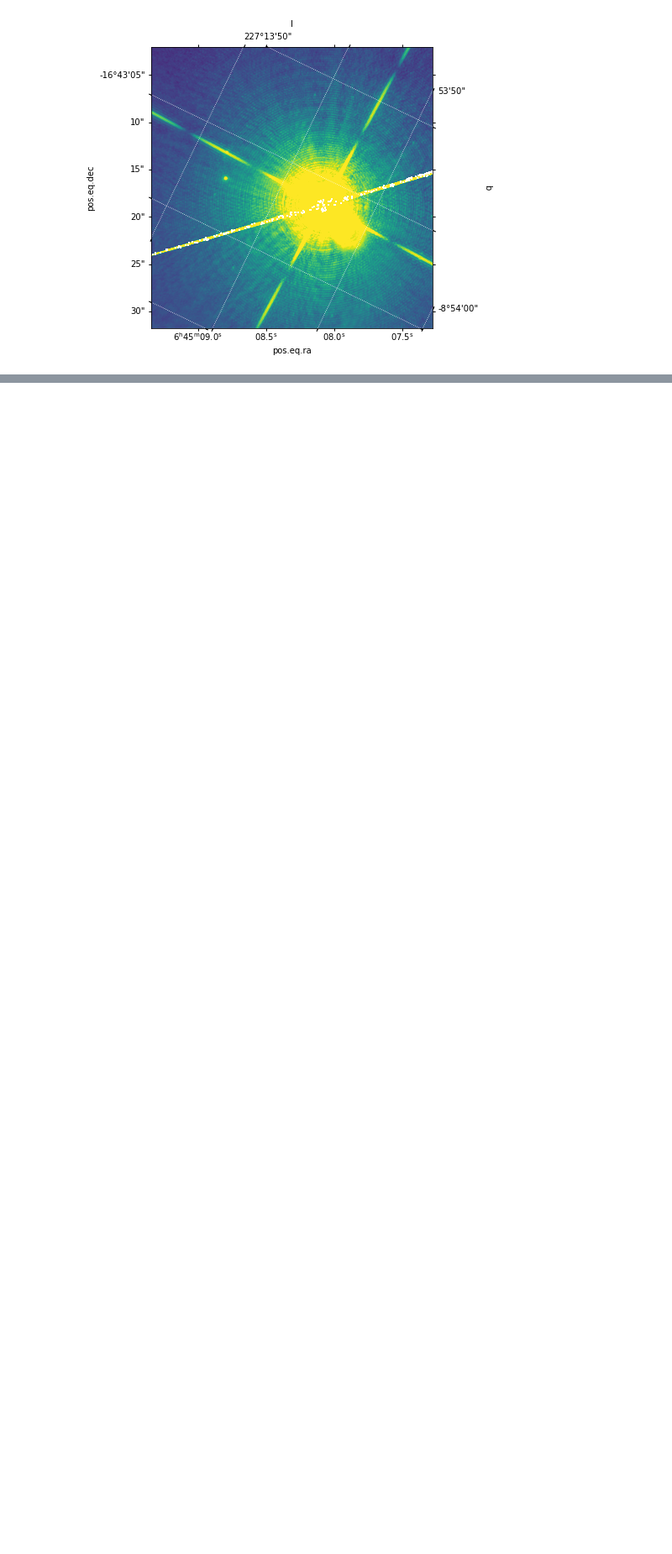
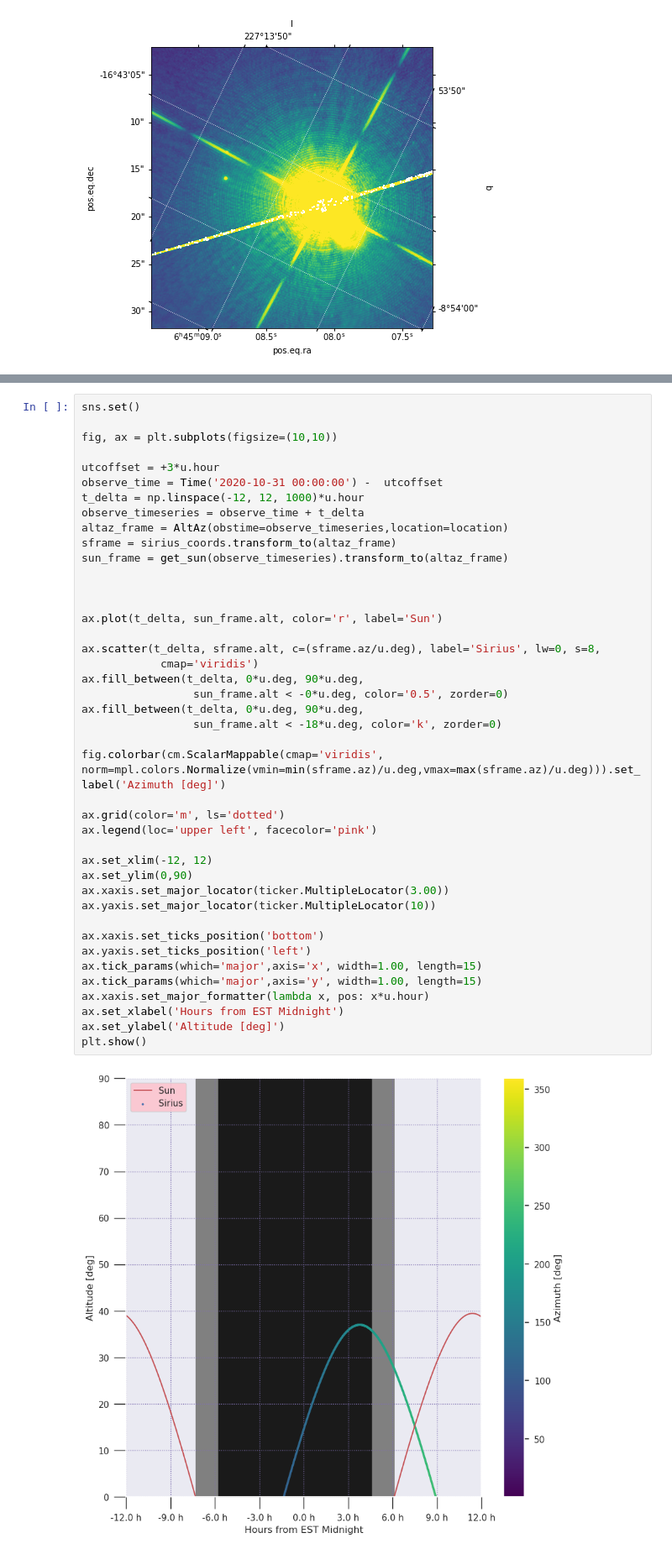
Before and after one commit to yhetman/projects-in-progress, a Jupyter notebook: celestial-modeling/Sirius.ipynb, the cells around one changed output, grey strips where cells are left out. Shown at 84% size. Cells and saved outputs as stored; diff of their text form; blank space fills up the shorter version.

```diff
--- a/celestial-modeling/Sirius.ipynb
+++ b/celestial-modeling/Sirius.ipynb
@@ -140,0 +157,44 @@ ValueError: The number of FixedLocator locations (8), usually from a call to set
+# %%
+sns.set()
+
+fig, ax = plt.subplots(figsize=(10,10))
+
+utcoffset = +3*u.hour
+observe_time = Time('2020-10-31 00:00:00') -  utcoffset
+t_delta = np.linspace(-12, 12, 1000)*u.hour
+observe_timeseries = observe_time + t_delta
+altaz_frame = AltAz(obstime=observe_timeseries,location=location)
+sframe = sirius_coords.transform_to(altaz_frame)
+sun_frame = get_sun(observe_timeseries).transform_to(altaz_frame)
+
+
+
+ax.plot(t_delta, sun_frame.alt, color='r', label='Sun')
+
+ax.scatter(t_delta, sframe.alt, c=(sframe.az/u.deg), label='Sirius', lw=0, s=8,
+            cmap='viridis')
+ax.fill_between(t_delta, 0*u.deg, 90*u.deg,
+                 sun_frame.alt < -0*u.deg, color='0.5', zorder=0)
+ax.fill_between(t_delta, 0*u.deg, 90*u.deg,
+                 sun_frame.alt < -18*u.deg, color='k', zorder=0)
+
+fig.colorbar(cm.ScalarMappable(cmap='viridis', norm=mpl.colors.Normalize(vmin=min(sframe.az)/u.deg,vmax=max(sframe.az)/u.deg))).set_label('Azimuth [deg]')
+
+ax.grid(color='m', ls='dotted')
+ax.legend(loc='upper left', facecolor='pink')
+
+ax.set_xlim(-12, 12)
+ax.set_ylim(0,90)
+ax.xaxis.set_major_locator(ticker.MultipleLocator(3.00))
+ax.yaxis.set_major_locator(ticker.MultipleLocator(10))
+
+ax.xaxis.set_ticks_position('bottom')
+ax.yaxis.set_ticks_position('left')
+ax.tick_params(which='major',axis='x', width=1.00, length=15)
+ax.tick_params(which='major',axis='y', width=1.00, length=15)
+ax.xaxis.set_major_formatter(lambda x, pos: x*u.hour)
+ax.set_xlabel('Hours from EST Midnight')
+ax.set_ylabel('Altitude [deg]')
+plt.show()
+# %% [output]
+[figure, added]
```
Also changed, not shown: parts of 15 cells of this notebook, 1 other file.
